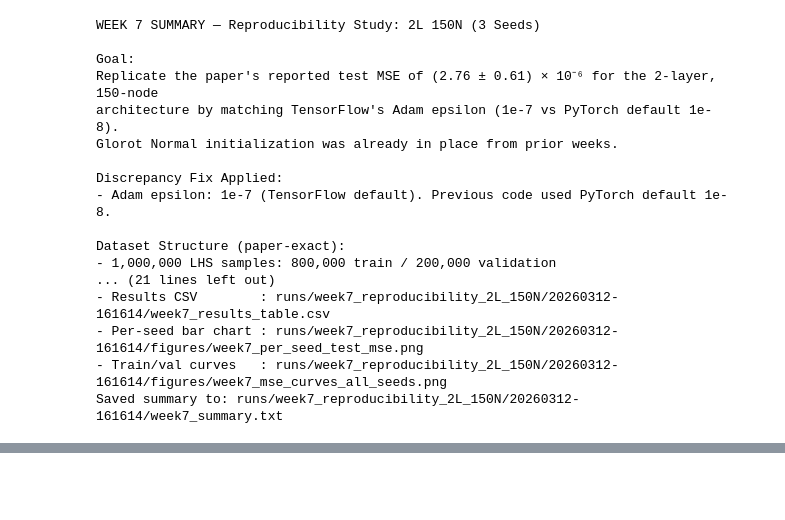
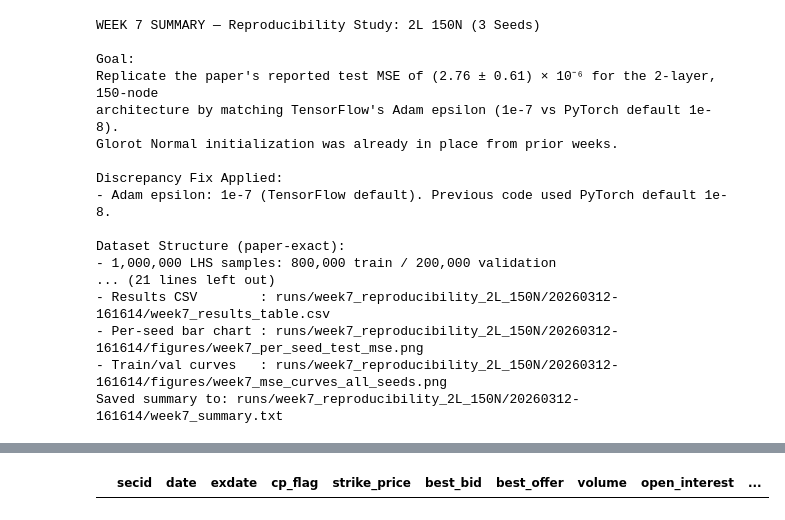
Before and after one commit to JosephOuyang/machine_learning_for_options_pricing_and_implied_volatility, a Jupyter notebook: notebooks/options_pricing_main.ipynb, the cells around one changed output, grey strips where cells are left out. Saved outputs shown, nothing was run; the diff lists cells and outputs as text; code cells hidden in the pictures; blank space fills up the shorter version.

```diff
--- a/notebooks/options_pricing_main.ipynb
+++ b/notebooks/options_pricing_main.ipynb
@@ -3054,0 +3122,6 @@ Saved summary to: runs/week7_reproducibility_2L_150N/20260312-161614/week7_summa
+# %%
+# find out whether european options are present in the dataset
+european = prelim[prelim['exercise_style'] == 'E']
+display(european)
+# %% [output]
+|  | secid | date | exdate | cp_flag | strike_price | best_bid | best_offer | volume | open_interest | ... |
```
Also changed, not shown: parts of 11 cells of this notebook.
